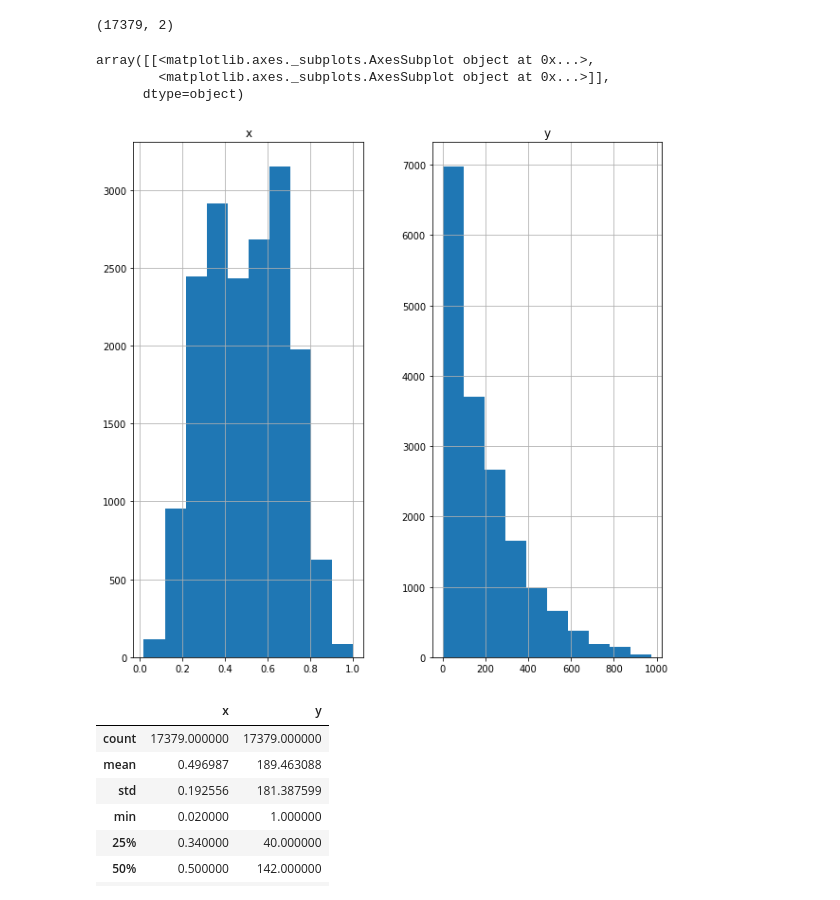
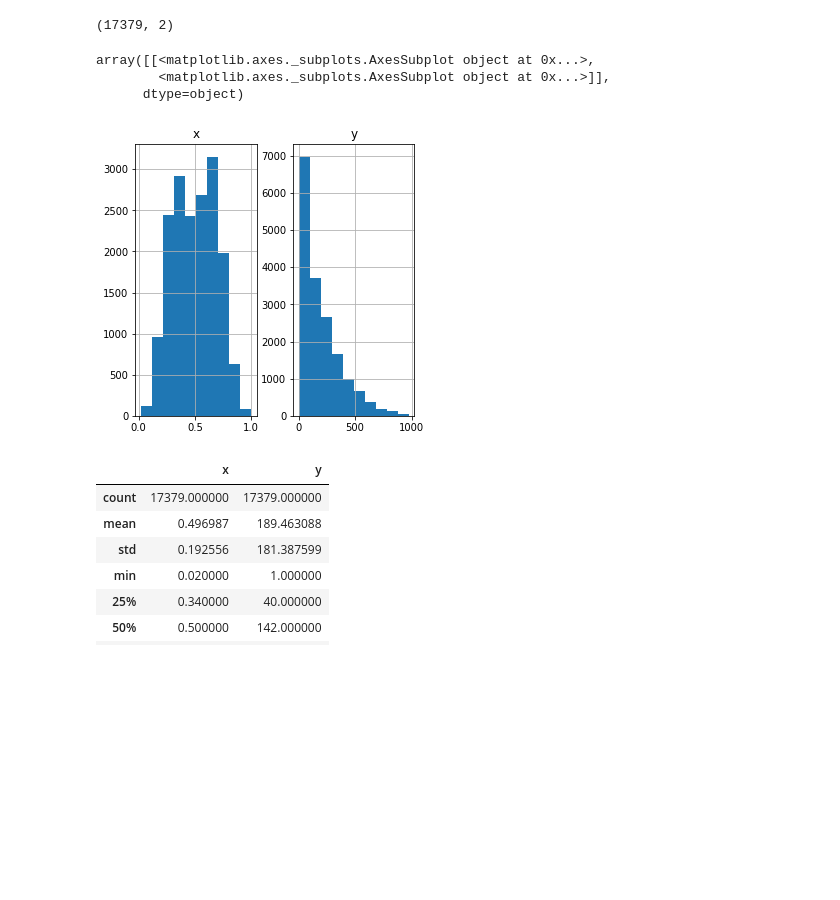
Before and after one commit to deepak5998/Bl-Machine, a Jupyter notebook: Week9/LinearRegression_SKLearn/problem2/predict number of bikes getting shared based on temperature of the day.ipynb, the cells around one changed output. Saved outputs shown, nothing was run; the diff lists cells and outputs as text; code cells hidden in the pictures; blank space fills up the shorter version.

```diff
--- a/Week9/LinearRegression_SKLearn/problem2/predict number of bikes getting shared based on temperature of the day.ipynb
+++ b/Week9/LinearRegression_SKLearn/problem2/predict number of bikes getting shared based on temperature of the day.ipynb
@@ -41,12 +41,12 @@ X.shape
 # %% [output]
 (17379, 2)
 # %%
-X.hist(figsize=(10,10))
+X.hist(figsize=(5,5))
 # %% [output]
 array([[<matplotlib.axes._subplots.AxesSubplot object at 0x...>,
         <matplotlib.axes._subplots.AxesSubplot object at 0x...>]],
       dtype=object)
-[figure, old version]
+[figure, new version]
 # %%
 X.describe()
 # %% [output]
```
Also changed, not shown: parts of 2 cells of this notebook, 4 other files.
